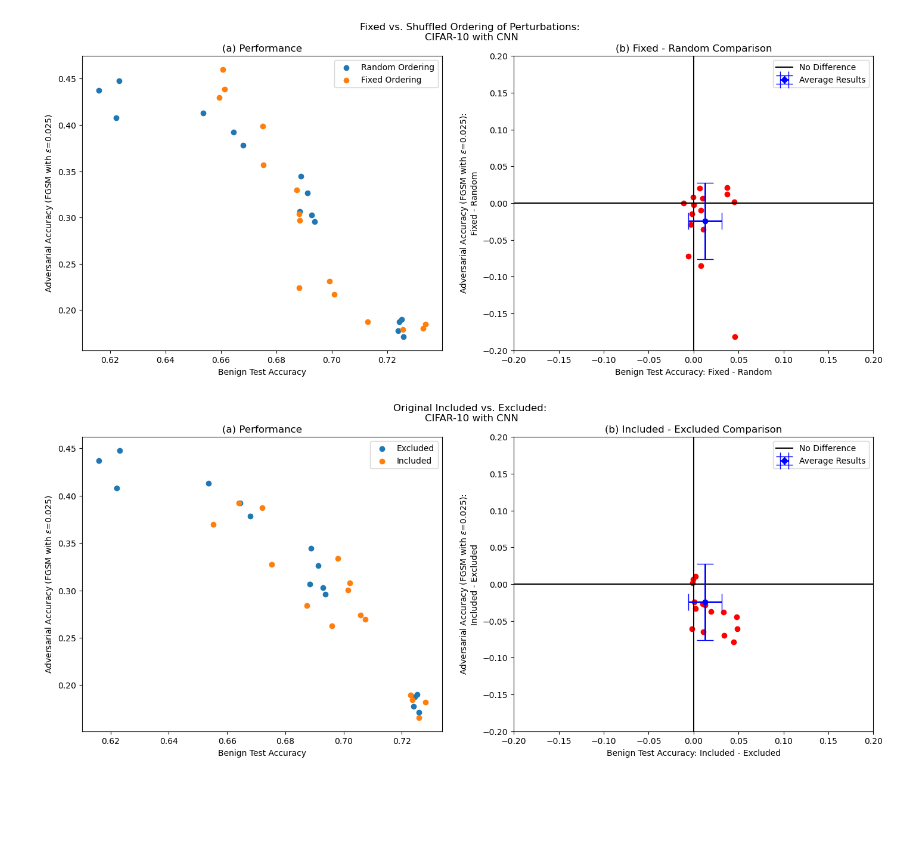
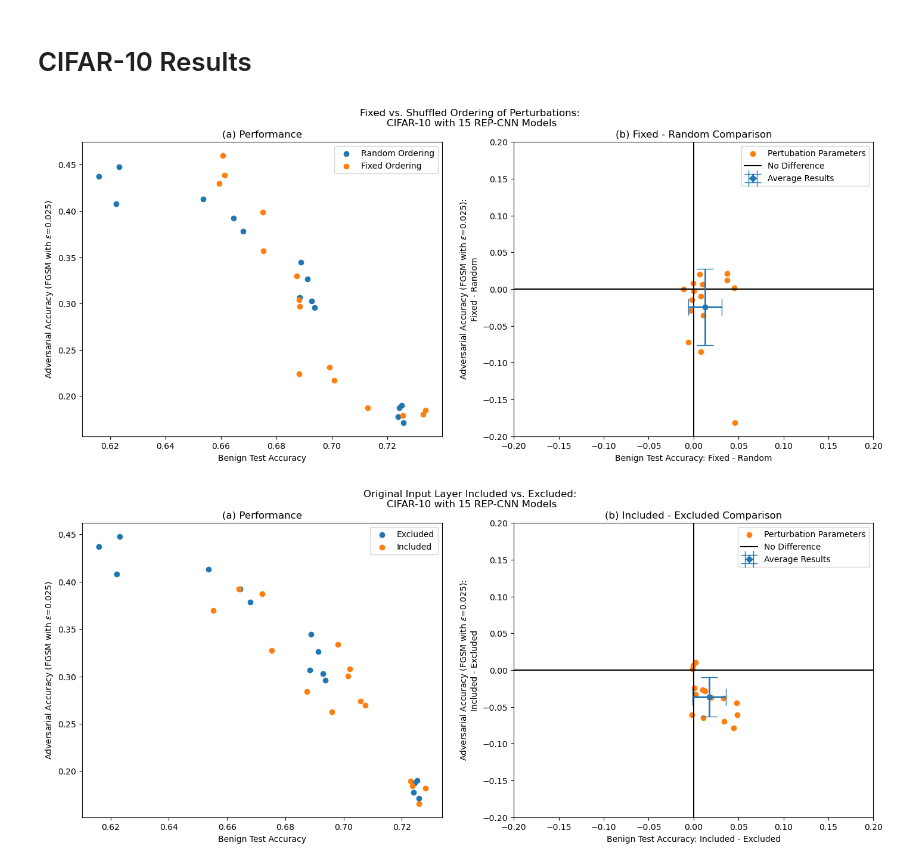
Before and after one commit to Max-Winga/RobustEnsemblePrompting, a Jupyter notebook: notebooks/examples/analysis.ipynb, the cells around one changed output. Cells and saved outputs as stored; diff of their text form; code cells hidden in the pictures; blank space fills up the shorter version.

```diff
--- a/notebooks/examples/analysis.ipynb
+++ b/notebooks/examples/analysis.ipynb
@@ -6,9 +6,12 @@ import csv
 import sys
 ROOT = "../../"
 sys.path.append(ROOT) # Add root directory to path
+# %% [markdown]
+# CIFAR-10 Results
 # %%
 experiment_log_folder_path = ROOT + "notebooks/experiment_log/"
 inf = float('inf')
+eps_val = 0.025
 
 random_filename = "FRESH_CNN_CIFAR_10_4.csv"
 random_perturbations = []
@@ -20,7 +23,7 @@ with open(experiment_log_folder_path + random_filename, 'r') as file:
     for row in csv_reader:
         random_perturbations.append(eval(row['perturbations']))
         random_test_accuracies.append(float(row['baseline_test_accuracy']))
-        random_adversarial_accuracies.append(float(row['adversarial_accuracy_eps=0.025']))
+        random_adversarial_accuracies.append(float(row[f'adversarial_accuracy_eps={eps_val}']))
 
 fixed_filename = "FRESH_CNN_CIFAR_10_4_NoShuffle.csv"
 fixed_perturbations = []
@@ -32,7 +35,7 @@ with open(experiment_log_folder_path + fixed_filename, 'r') as file:
     for row in csv_reader:
         fixed_perturbations.append(eval(row['perturbations']))
         fixed_test_accuracies.append(float(row['baseline_test_accuracy']))
-        fixed_adversarial_accuracies.append(float(row['adversarial_accuracy_eps=0.025']))
+        fixed_adversarial_accuracies.append(float(row[f'adversarial_accuracy_eps={eps_val}']))
 
 test_accuracies_difference_shuffling = [fixed_test_accuracies[i] - random_test_accuracies[i] for i in range(len(fixed_test_accuracies))]
 adversarial_accuracies_difference_shuffling = [fixed_adversarial_accuracies[i] - random_adversarial_accuracies[i] for i in range(len(fixed_adversarial_accuracies))]
@@ -51,7 +54,7 @@ with open(experiment_log_folder_path + IO_filename, 'r') as file:
     for row in csv_reader:
         IO_perturbations.append(eval(row['perturbations']))
         IO_test_accuracies.append(float(row['baseline_test_accuracy']))
-        IO_adversarial_accuracies.append(float(row['adversarial_accuracy_eps=0.025']))
+        IO_adversarial_accuracies.append(float(row[f'adversarial_accuracy_eps={eps_val}']))
 
 test_accuracies_difference_IO = [IO_test_accuracies[i] - random_test_accuracies[i] for i in range(len(fixed_test_accuracies))]
 adversarial_accuracies_difference_IO = [IO_adversarial_accuracies[i] - random_adversarial_accuracies[i] for i in range(len(fixed_adversarial_accuracies))]
@@ -70,79 +73,69 @@ with open(experiment_log_folder_path + single_filename, 'r') as file:
     for row in csv_reader:
         single_perturbations.append(eval(row['perturbations']))
         single_test_accuracies.append(float(row['baseline_test_accuracy']))
-        single_adversarial_accuracies.append(float(row['adversarial_accuracy_eps=0.025']))
+        single_adversarial_accuracies.append(float(row[f'adversarial_accuracy_eps={eps_val}']))
 
 perturbation_number = [len(perturbations) for perturbations in random_perturbations]
 # %%
 fig, axs = plt.subplots(1, 2, figsize=(14, 6))
 
-fig.suptitle("Fixed vs. Shuffled Ordering of Perturbations: \nCIFAR-10 with CNN")
+fig.suptitle(f"Fixed vs. Shuffled Ordering of Perturbations: \nCIFAR-10 with {len(random_test_accuracies)} REP-CNN Models")
 fig.tight_layout()
 plt.subplots_adjust(wspace=0.2)
 
 axs[0].scatter(random_test_accuracies, random_adversarial_accuracies, label="Random Ordering")
 axs[0].scatter(fixed_test_accuracies, fixed_adversarial_accuracies, label="Fixed Ordering")
 axs[0].set_xlabel("Benign Test Accuracy")
-axs[0].set_ylabel(r"Adversarial Accuracy (FGSM with $\varepsilon$=0.025)")
+axs[0].set_ylabel(r"Adversarial Accuracy (FGSM with $\varepsilon$="+f"{eps_val})")
 axs[0].set_title("(a) Performance")
 axs[0].legend()
 
-axs[1].scatter(test_accuracies_difference_shuffling, adversarial_accuracies_difference_shuffling, color='red')
+axs[1].scatter(test_accuracies_difference_shuffling, adversarial_accuracies_difference_shuffling, color='C1', label="Pertubation Parameters")
 axs[1].set_xlabel("Benign Test Accuracy: Fixed - Random")
-axs[1].set_ylabel(r"Adversarial Accuracy (FGSM with $\varepsilon$=0.025):" + "\nFixed - Random")
+axs[1].set_ylabel(r"Adversarial Accuracy (FGSM with $\varepsilon$="+f"{eps_val}):" + "\nFixed - Random")
 axs[1].set_title("(b) Fixed - Random Comparison")
 axs[1].set_xlim(-0.2, 0.2)
 axs[1].set_ylim(-0.2, 0.2)
 
 axs[1].axhline(0, linestyle="-", c='black', label="No Difference")
-# axs[1].axhline(average_adversarial_accuracy_diff, linestyle="-", c='blue', label="Average Results")
-
 axs[1].axvline(0, linestyle="-", c='black')
-# axs[1].axvline(average_test_accuracy_diff, linestyle="-", c='blue')
-
 axs[1].errorbar(average_test_accuracy_diff_shuffling, average_adversarial_accuracy_diff_shuffling,
                 xerr=std_test_accuracy_diff_shuffling, yerr=std_adversarial_accuracy_diff_shuffling,
-                fmt='o', color='blue', linewidth=2, capsize=10, label="Average Results")
+                fmt='o', color='C0', linewidth=2, capsize=10, label="Average Results")
 axs[1].legend()
-
 plt.show()
 # %% [output]
-[figure, old version]
+[figure, new version]
 # %%
 fig, axs = plt.subplots(1, 2, figsize=(14, 6))
 
-fig.suptitle("Original Included vs. Excluded: \nCIFAR-10 with CNN")
+fig.suptitle(f"Original Input Layer Included vs. Excluded: \nCIFAR-10 with {len(random_test_accuracies)} REP-CNN Models")
 fig.tight_layout()
 plt.subplots_adjust(wspace=0.2)
 
 axs[0].scatter(random_test_accuracies, random_adversarial_accuracies, label="Excluded")
 axs[0].scatter(IO_test_accuracies, IO_adversarial_accuracies, label="Included")
 axs[0].set_xlabel("Benign Test Accuracy")
-axs[0].set_ylabel(r"Adversarial Accuracy (FGSM with $\varepsilon$=0.025)")
+axs[0].set_ylabel(r"Adversarial Accuracy (FGSM with $\varepsilon$="+f"{eps_val})")
 axs[0].set_title("(a) Performance")
 axs[0].legend()
 
-axs[1].scatter(test_accuracies_difference_IO, adversarial_accuracies_difference_IO, color='red')
+axs[1].scatter(test_accuracies_difference_IO, adversarial_accuracies_difference_IO, color='C1', label="Perturbation Parameters")
 axs[1].set_xlabel("Benign Test Accuracy: Included - Excluded")
-axs[1].set_ylabel(r"Adversarial Accuracy (FGSM with $\varepsilon$=0.025):" + "\nIncluded - Excluded")
+axs[1].set_ylabel(r"Adversarial Accuracy (FGSM with $\varepsilon$="+f"{eps_val}):" + "\nIncluded - Excluded")
 axs[1].set_title("(b) Included - Excluded Comparison")
 axs[1].set_xlim(-0.2, 0.2)
 axs[1].set_ylim(-0.2, 0.2)
 
 axs[1].axhline(0, linestyle="-", c='black', label="No Difference")
-# axs[1].axhline(average_adversarial_accuracy_diff, linestyle="-", c='blue', label="Average Results")
-
 axs[1].axvline(0, linestyle="-", c='black')
-# axs[1].axvline(average_test_accuracy_diff, linestyle="-", c='blue')
-
-axs[1].errorbar(average_test_accuracy_diff_shuffling, average_adversarial_accuracy_diff_shuffling,
-                xerr=std_test_accuracy_diff_shuffling, yerr=std_adversarial_accuracy_diff_shuffling,
-                fmt='o', color='blue', linewidth=2, capsize=10, label="Average Results")
+axs[1].errorbar(average_test_accuracy_diff_IO, average_adversarial_accuracy_diff_IO,
+                xerr=std_test_accuracy_diff_IO, yerr=std_adversarial_accuracy_diff_IO,
+                fmt='o', color='C0', linewidth=2, capsize=10, label="Average Results")
 axs[1].legend()
-
 plt.show()
 # %% [output]
-[figure, old version]
+[figure, new version]
 # %%
 plt.figure()
 plt.scatter(single_test_accuracies[0], single_adversarial_accuracies[0], label="Baseline", marker='x', s=100, c='black')
```
Also changed, not shown: parts of 6 cells of this notebook, 1 other file.
